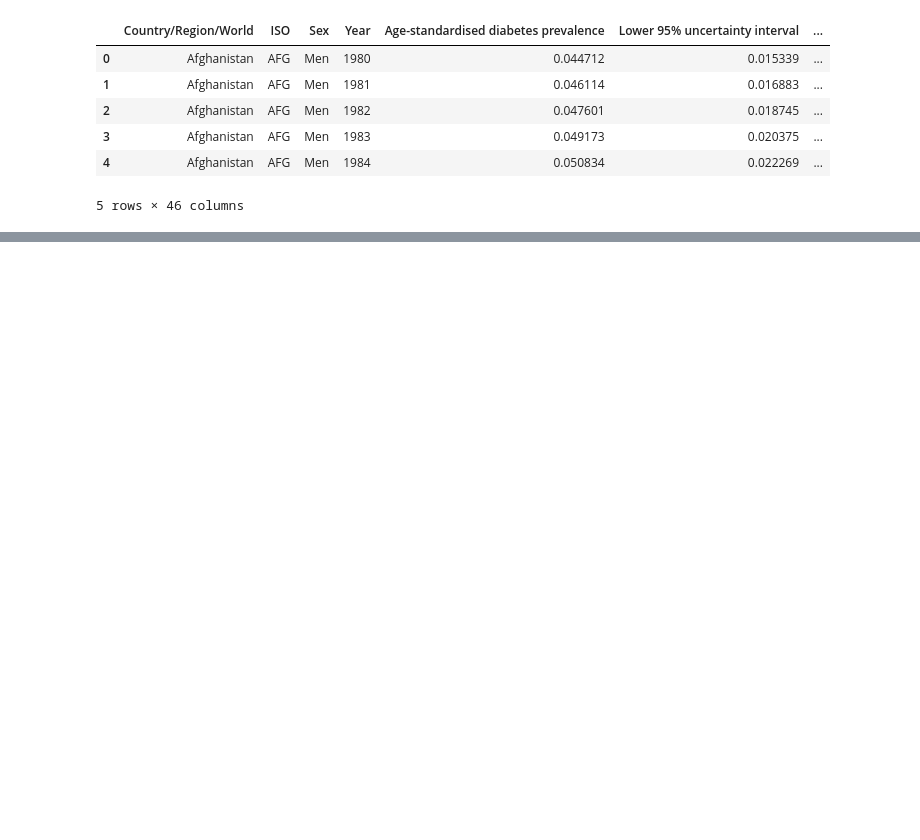
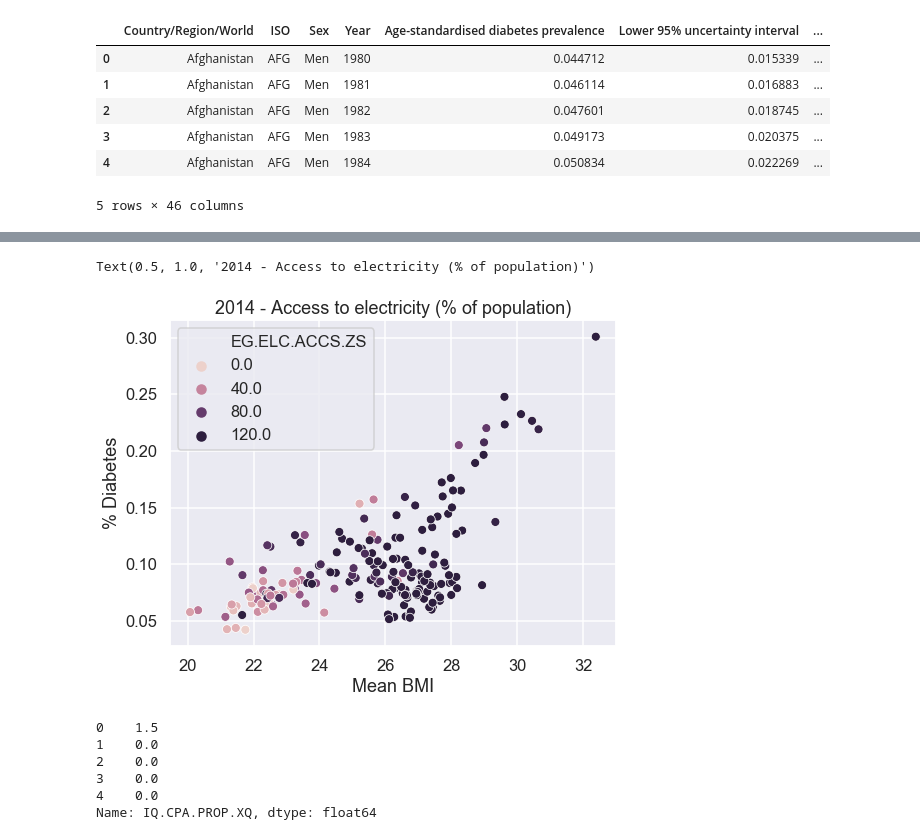
Before and after one commit to amateola7/Project-1-group4, a Jupyter notebook: ProjectOneDataAnalysis_SAH.ipynb, the cells around one changed output, grey strips where cells are left out. Cells and saved outputs as stored; diff of their text form; code cells hidden in the pictures; blank space fills up the shorter version.

```diff
--- a/ProjectOneDataAnalysis_SAH.ipynb
+++ b/ProjectOneDataAnalysis_SAH.ipynb
@@ -60,0 +62,9 @@ Text(0.5, 15.439999999999998, 'Mean BMI')
+# %%
+fig, axes = plt.subplots(figsize=(8,6))
+sns.scatterplot(ax=axes,legend="brief", x="Mean BMI",y="Age-standardised diabetes prevalence",
+                hue="EG.ELC.ACCS.ZS",data=df_tmp)
+plt.ylabel("% Diabetes")
+plt.title(f"2014 - {titles['EG.ELC.ACCS.ZS']}")
+# %% [output]
+Text(0.5, 1.0, '2014 - Access to electricity (% of population)')
+[figure, added]
@@ -60,0 +73,9 @@ Text(0.5, 15.439999999999998, 'Mean BMI')
+# %%
+df_tmp['IQ.CPA.PROP.XQ'].head()
+# %% [output]
+0    1.5
+1    0.0
+2    0.0
+3    0.0
+4    0.0
+Name: IQ.CPA.PROP.XQ, dtype: float64
```
Also changed, not shown: parts of 11 cells of this notebook, 14 other files.
